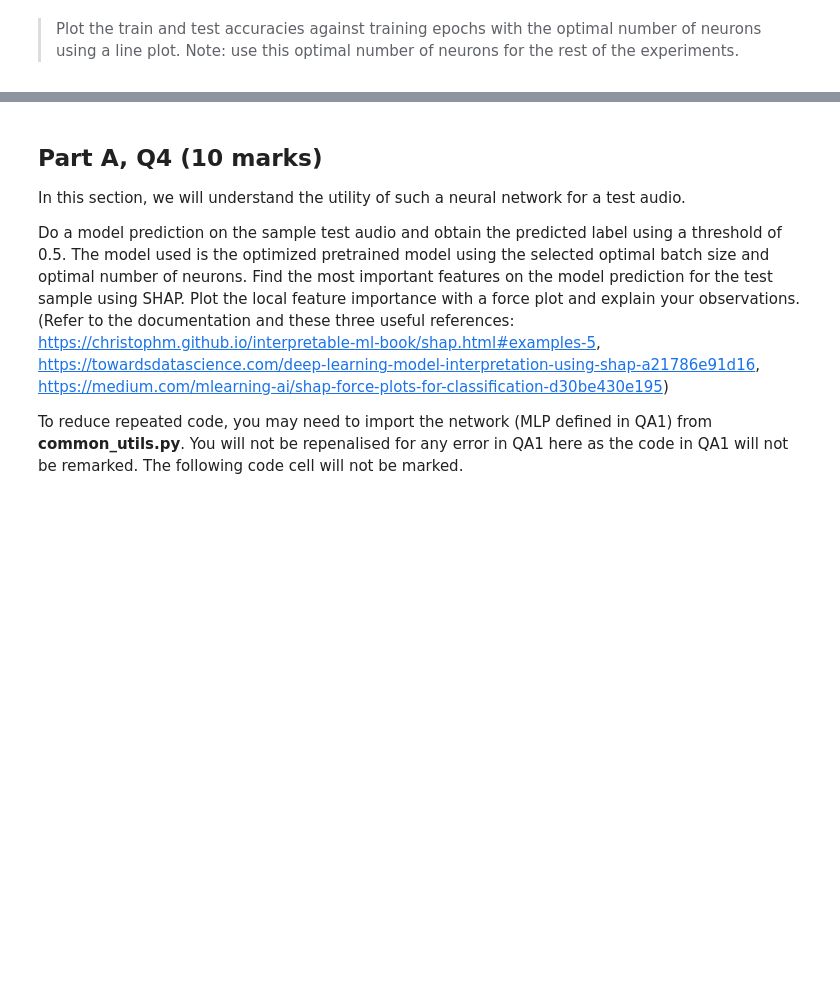
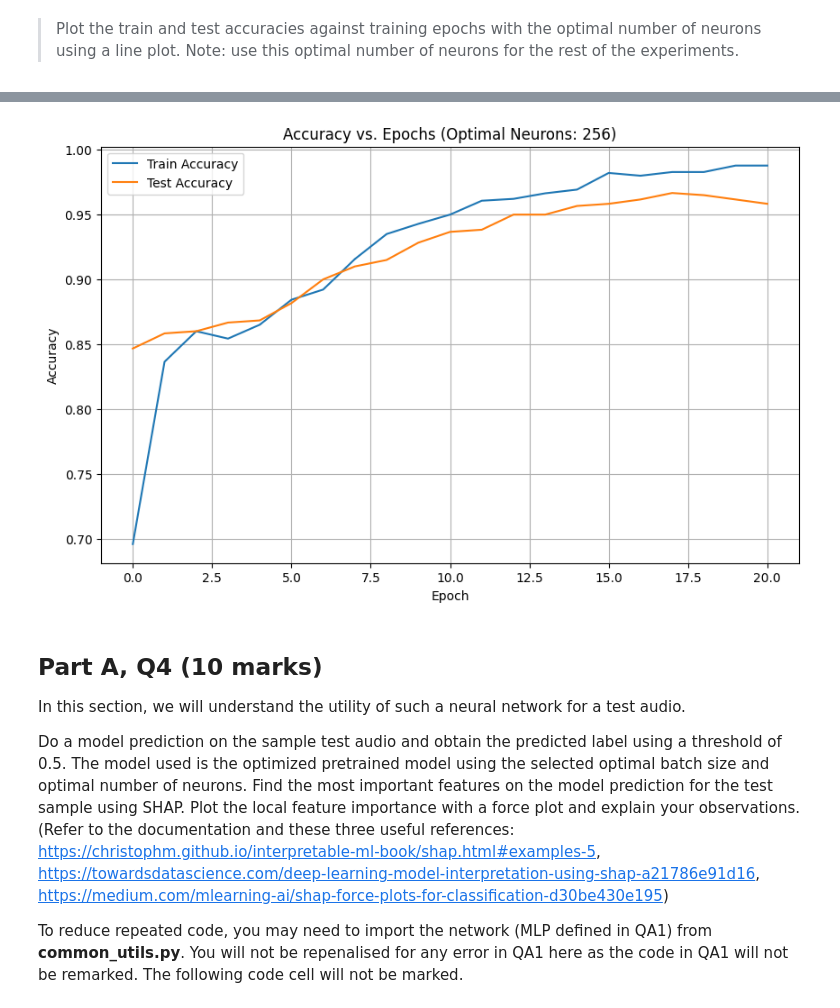
Before and after one commit to AryanSethi20/Neural-Networks-Assignment-1, a Jupyter notebook: PartA_Template.ipynb, the cells around one changed output, grey strips where cells are left out. Cells and saved outputs as stored; diff of their text form; code cells hidden in the pictures; blank space fills up the shorter version.

```diff
--- a/PartA_Template.ipynb
+++ b/PartA_Template.ipynb
@@ -456,4 +513,15 @@ To reduce repeated code, you may need to import the network (MLP defined in QA1)
 # %% [markdown]
 > Select the optimal number of neurons for the hidden layer. State the rationale for your selection.
 # %%
-# TODO: Enter your code here
+optimal_neurons = max(mean_cv_accuracies, key=mean_cv_accuracies.get)
+print(f"Optimal number of neurons: {optimal_neurons}")
+print(f"Mean CV accuracy: {mean_cv_accuracies[optimal_neurons]:.4f}")
+
+# Rationale (you'll need to write this based on your results)
+print("\nRationale for selection:")
+print(f"The neural network with {optimal_neurons} neurons in the first hidden layer was selected")
+print("because it achieved the highest mean cross-validation accuracy among the tested configurations.")
+print("This indicates an optimal balance between:")
+print("1. Model capacity (enough neurons to capture patterns in the data)")
+print("2. Avoiding overfitting (not too many parameters that could memorize training data)")
+print("3. Computational efficiency (fewer neurons require less computation)")
@@ -463,4 +542,48 @@ To reduce repeated code, you may need to import the network (MLP defined in QA1)
 > Plot the train and test accuracies against training epochs with the optimal number of neurons using a line plot.
 Note: use this optimal number of neurons for the rest of the experiments.
 # %%
-# TODO: Enter your code here
+input_size = X_train.shape[1]
+final_model = MLP_Custom(input_size=input_size, first_hidden_size=optimal_neurons)
+optimizer = torch.optim.Adam(final_model.parameters(), lr=0.001)
+loss_fn = nn.BCELoss()
+
+# Create datasets and dataloaders
+train_dataset = MusicDataset(X_train_scaled, y_train)
+test_dataset = MusicDataset(X_test_scaled, y_test)
+train_loader = DataLoader(train_dataset, batch_size=optimal_batch_size, shuffle=True)
+test_loader = DataLoader(test_dataset, batch_size=optimal_batch_size, shuffle=False)
+
+train_accuracies = []
+test_accuracies = []
+n_epochs = 100
+early_stopper = EarlyStopper(patience=3)  # Using your EarlyStopper from earlier
+
+for epoch in range(n_epochs):
+    _, train_acc = train_epoch(final_model, train_loader, optimizer, loss_fn)
+    train_accuracies.append(train_acc)
+
+    _, test_acc = evaluate(final_model, test_loader, loss_fn)
+    test_accuracies.append(test_acc)
+
+    print(f'Epoch {epoch+1}/{n_epochs}, Train Acc: {train_acc:.4f}, Test Acc: {test_acc:.4f}')
+
+    # Early stopping
+    if early_stopper.early_stop(1 - test_acc):
+        print(f'Early stopping at epoch {epoch+1}')
+        break
+
+# Plot train and test accuracies
+plt.figure(figsize=(10, 6))
+plt.plot(train_accuracies, label='Train Accuracy')
+plt.plot(test_accuracies, label='Test Accuracy')
+plt.xlabel('Epoch')
+plt.ylabel('Accuracy')
+plt.title(f'Accuracy vs. Epochs (Optimal Neurons: {optimal_neurons})')
+plt.legend()
+plt.grid(True)
+plt.savefig('optimal_neuron_learning_curves.png')
+plt.show()
+
+# Save the optimal model for use in Q4
+torch.save(final_model.state_dict(), 'optimal_model.pth')
+# %% [output]
@@ -467,3 +607,4 @@ Note: use this optimal number of neurons for the rest of the experiments.
+[figure, added]
 # %% [markdown]
 Part A, Q4 (10 marks)
 ---
```
Also changed, not shown: parts of 28 cells of this notebook, 8 other files.
